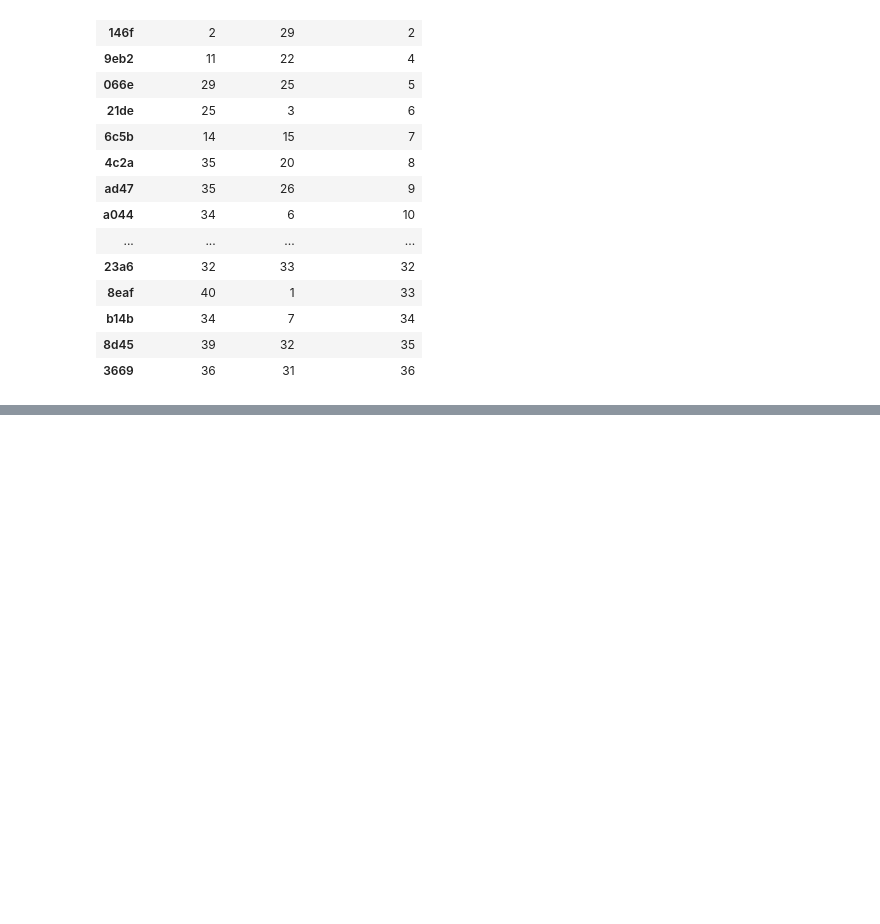
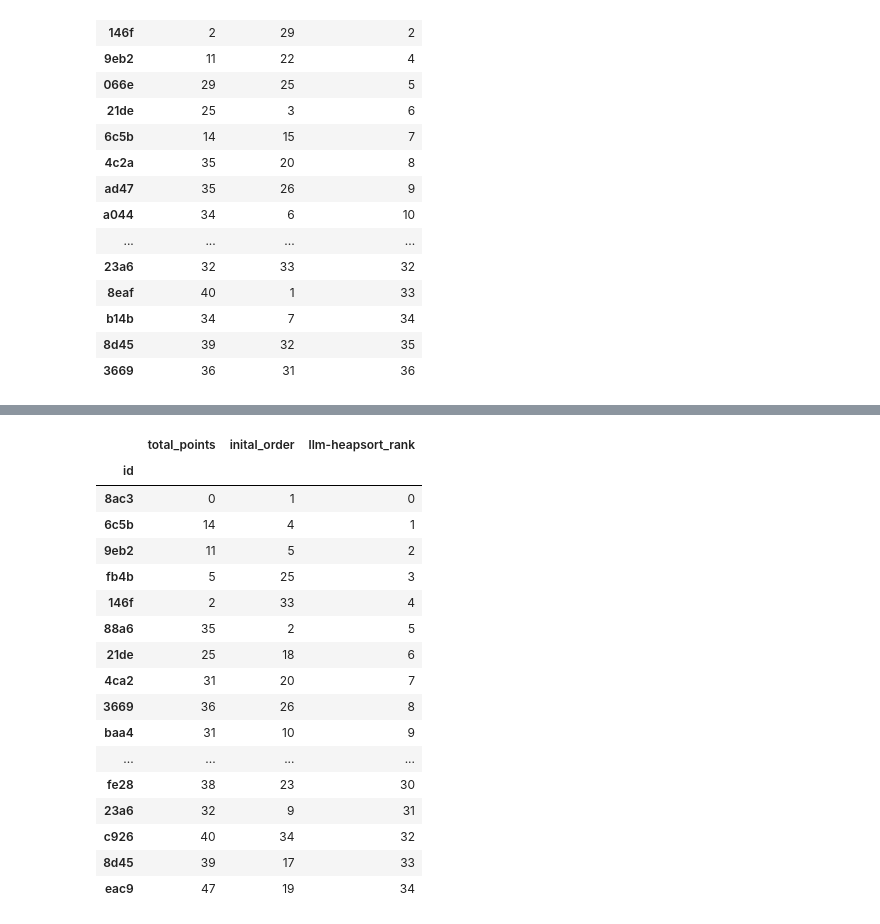
Before and after one commit to cortex359/matse-aachen.seminararbeit, a Jupyter notebook: parse.ipynb, the cells around one changed output, grey strips where cells are left out. Cells and saved outputs as stored; diff of their text form; code cells hidden in the pictures; blank space fills up the shorter version.

```diff
--- a/parse.ipynb
+++ b/parse.ipynb
@@ -548,0 +512,21 @@ KeyboardInterrupt:
+# %%
+df.sort_values('llm-heapsort_rank')
+# %% [output]
+|  | total_points | inital_order | llm-heapsort_rank |
+| id |  |  |  |
+| 8ac3 | 0 | 1 | 0 |
+| 6c5b | 14 | 4 | 1 |
+| 9eb2 | 11 | 5 | 2 |
+| fb4b | 5 | 25 | 3 |
+| 146f | 2 | 33 | 4 |
+| 88a6 | 35 | 2 | 5 |
+| 21de | 25 | 18 | 6 |
+| 4ca2 | 31 | 20 | 7 |
+| 3669 | 36 | 26 | 8 |
+| baa4 | 31 | 10 | 9 |
+| ... | ... | ... | ... |
+| fe28 | 38 | 23 | 30 |
+| 23a6 | 32 | 9 | 31 |
+| c926 | 40 | 34 | 32 |
+| 8d45 | 39 | 17 | 33 |
+| eac9 | 47 | 19 | 34 |
```
Also changed, not shown: parts of 13 cells of this notebook, 2 other files.
